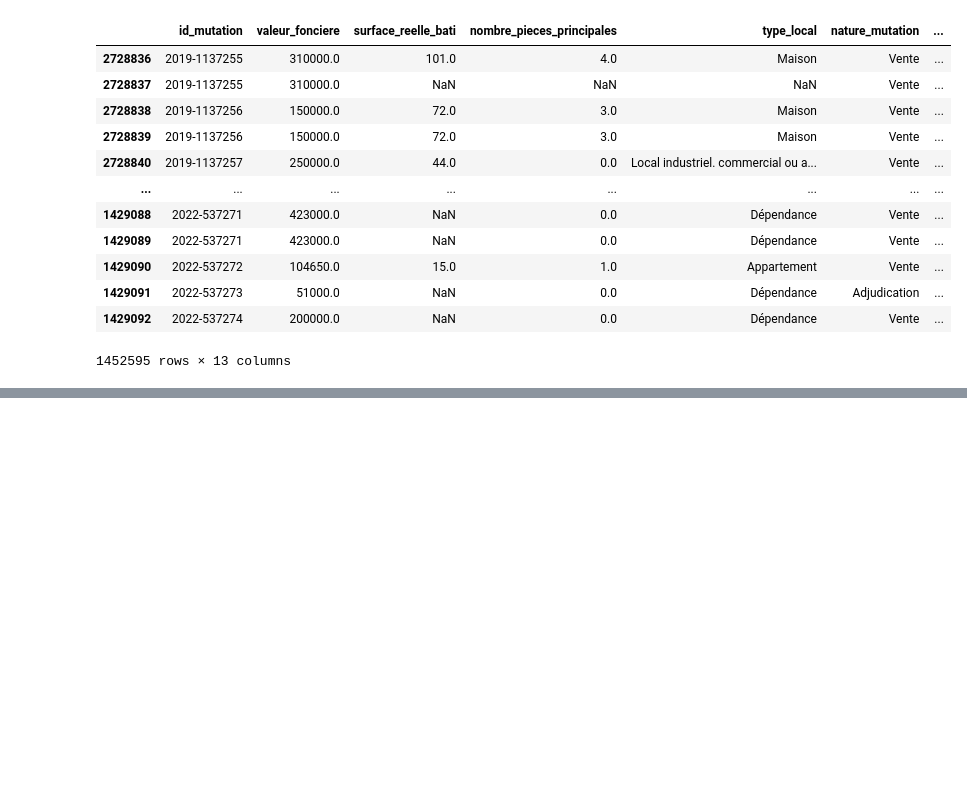
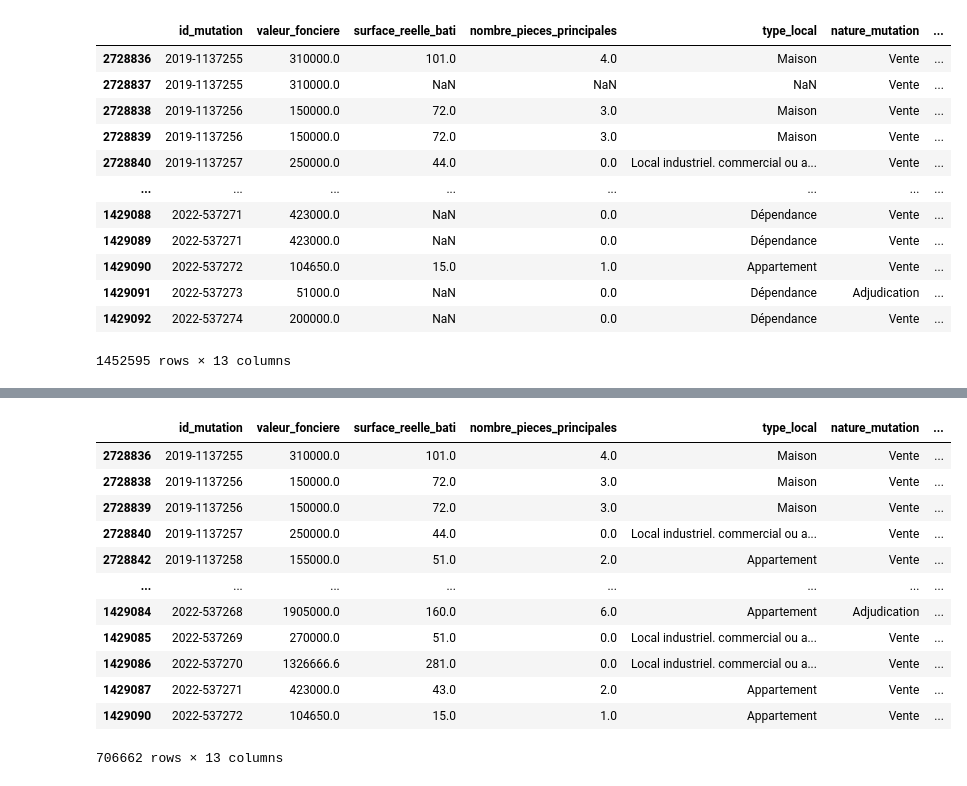
Before and after one commit to LuisaPolicarpo/Hackathon--aws, a Jupyter notebook: EDA/M_Hackaton_RealEstate.ipynb, the cells around one changed output, grey strips where cells are left out. Saved outputs shown, nothing was run; the diff lists cells and outputs as text; code cells hidden in the pictures; blank space fills up the shorter version.

```diff
--- a/EDA/M_Hackaton_RealEstate.ipynb
+++ b/EDA/M_Hackaton_RealEstate.ipynb
@@ -149,0 +174,17 @@ df_all
+# %%
+df_drop = df_all.dropna(subset=['surface_reelle_bati', 'nombre_pieces_principales', 'type_local'])
+df_drop
+# %% [output]
+|  | id_mutation | valeur_fonciere | surface_reelle_bati | nombre_pieces_principales | type_local | nature_mutation | ... |
+| 2728836 | 2019-1137255 | 310000.0 | 101.0 | 4.0 | Maison | Vente | ... |
+| 2728838 | 2019-1137256 | 150000.0 | 72.0 | 3.0 | Maison | Vente | ... |
+| 2728839 | 2019-1137256 | 150000.0 | 72.0 | 3.0 | Maison | Vente | ... |
+| 2728840 | 2019-1137257 | 250000.0 | 44.0 | 0.0 | Local industriel. commercial ou a... | Vente | ... |
+| 2728842 | 2019-1137258 | 155000.0 | 51.0 | 2.0 | Appartement | Vente | ... |
+| ... | ... | ... | ... | ... | ... | ... | ... |
+| 1429084 | 2022-537268 | 1905000.0 | 160.0 | 6.0 | Appartement | Adjudication | ... |
+| 1429085 | 2022-537269 | 270000.0 | 51.0 | 0.0 | Local industriel. commercial ou a... | Vente | ... |
+| 1429086 | 2022-537270 | 1326666.6 | 281.0 | 0.0 | Local industriel. commercial ou a... | Vente | ... |
+| 1429087 | 2022-537271 | 423000.0 | 43.0 | 2.0 | Appartement | Vente | ... |
+| 1429090 | 2022-537272 | 104650.0 | 15.0 | 1.0 | Appartement | Vente | ... |
+706662 rows × 13 columns
```
Also changed, not shown: parts of 6 cells of this notebook.
